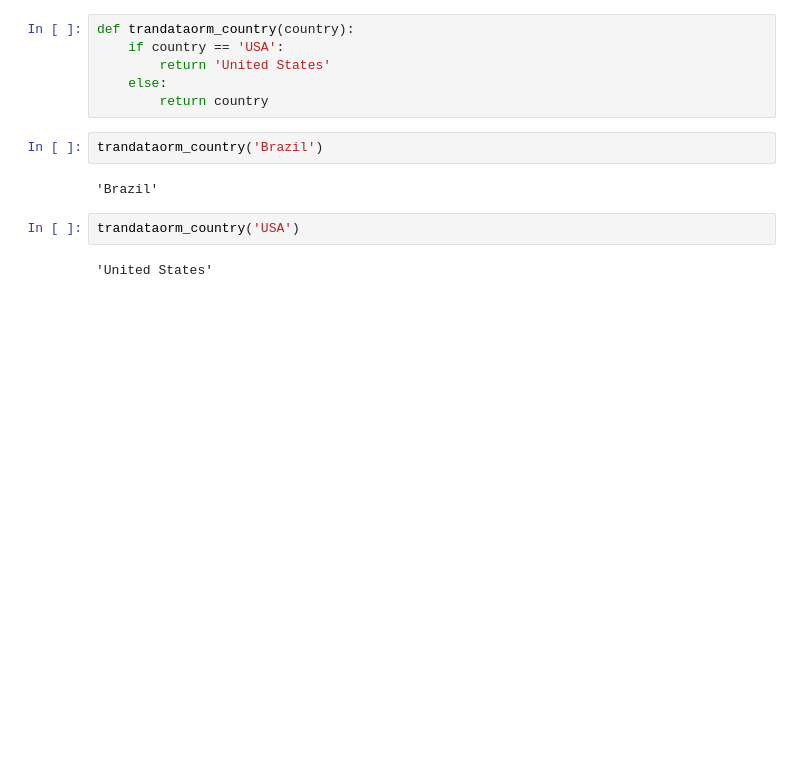
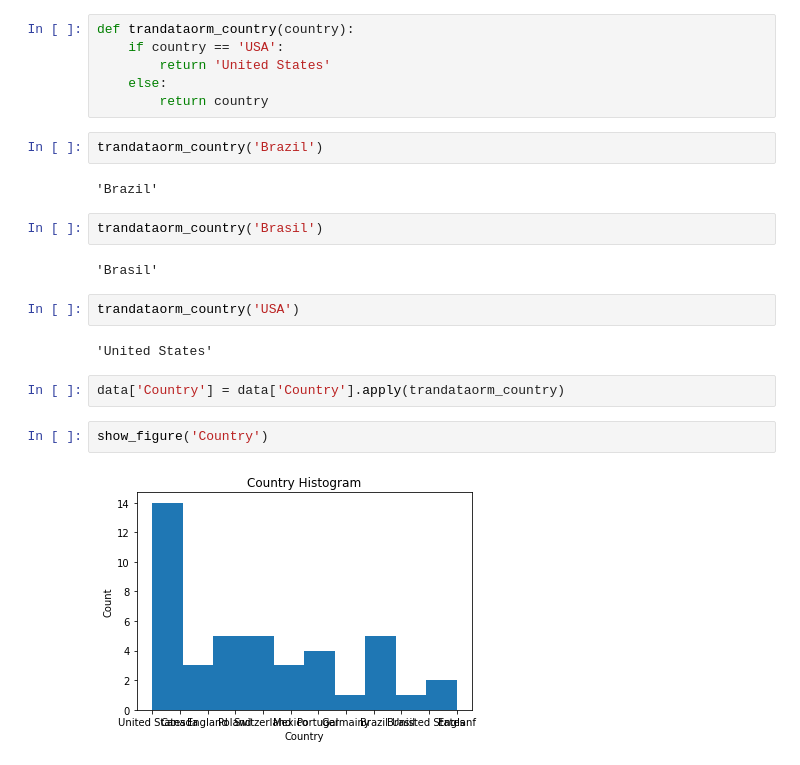
Before and after one commit to Cornell-Tech-PAML-Course-2023/0-paml-preliminaries, a Jupyter notebook: 2-ML-libraries.ipynb, the cells around one changed output. Drawn from its saved outputs; the diff is of its cells as text; blank space fills up the shorter version.

```diff
--- a/2-ML-libraries.ipynb
+++ b/2-ML-libraries.ipynb
@@ -119,7 +181,17 @@ def trandataorm_country(country):
 trandataorm_country('Brazil')
 # %% [output]
 'Brazil'
+# %%
+trandataorm_country('Brasil')
+# %% [output]
+'Brasil'
 # %%
 trandataorm_country('USA')
 # %% [output]
 'United States'
+# %%
+data['Country'] = data['Country'].apply(trandataorm_country)
+# %%
+show_figure('Country')
+# %% [output]
+[figure, added]
```
Also changed, not shown: parts of 8 cells of this notebook, 1 other file.
